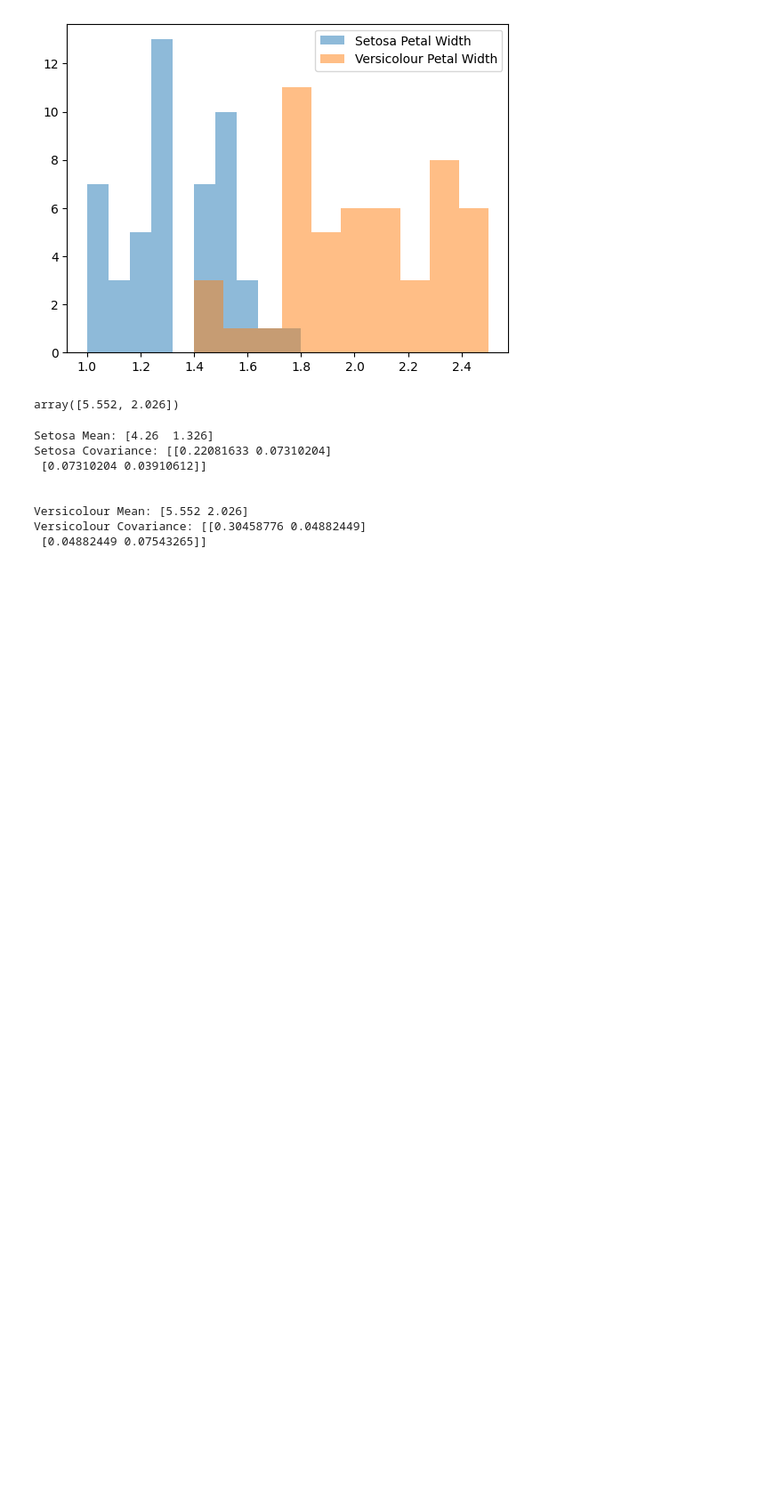
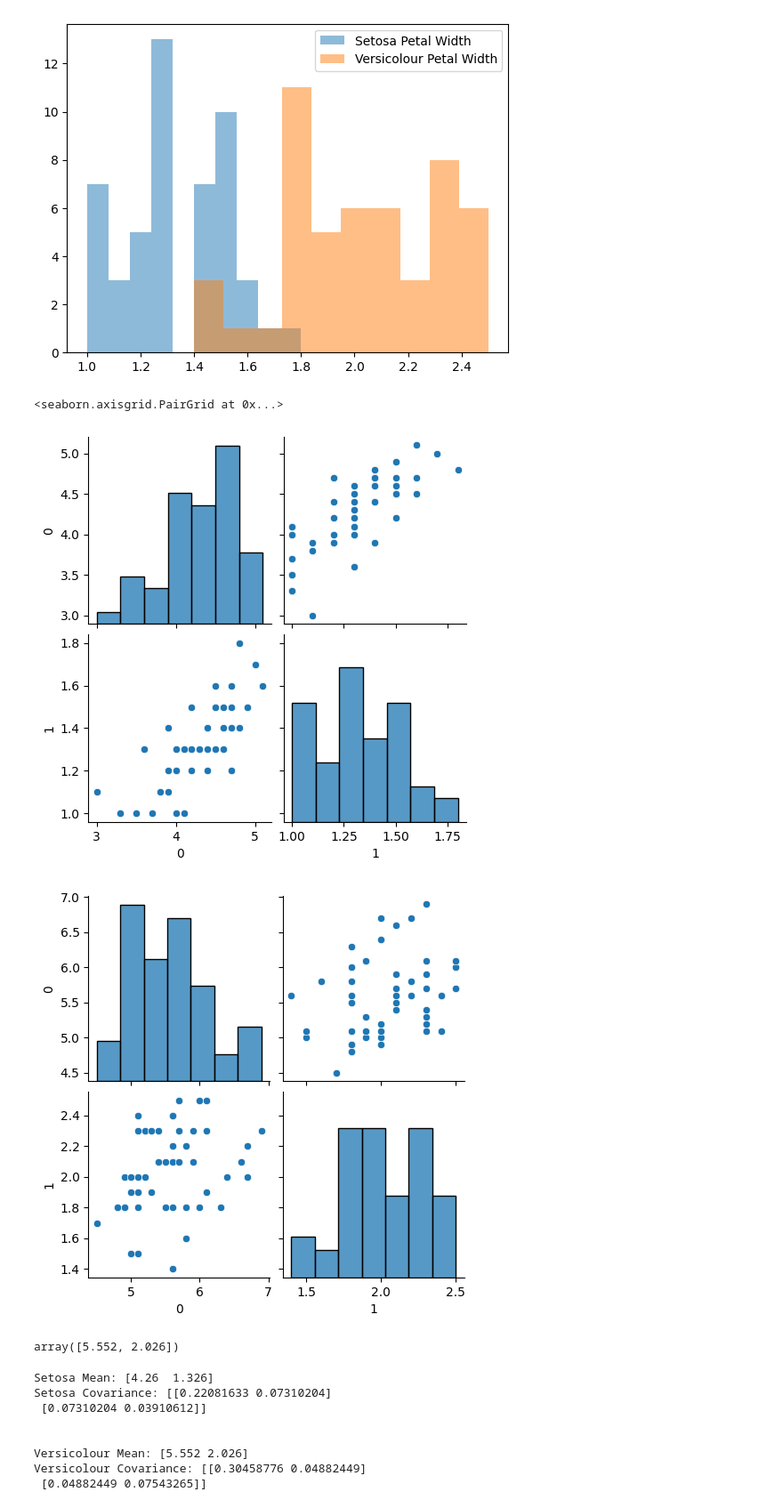
Before and after one commit to A-M-Alizadeh/Statistical-Labs, a Jupyter notebook: Stat Labs/Lab2_v6/Lab2_v6.ipynb, the cells around one changed output. Shown at 89% size. Drawn from its saved outputs; the diff is of its cells as text; code cells hidden in the pictures; blank space fills up the shorter version.

```diff
--- a/Stat Labs/Lab2_v6/Lab2_v6.ipynb
+++ b/Stat Labs/Lab2_v6/Lab2_v6.ipynb
@@ -22,7 +22,7 @@ import numpy as np
 import matplotlib.pyplot as plt
 import h5py
 
-Dataset1 = h5py.File("/content/Lab2_Ex_1_Iris.hdf5")
+Dataset1 = h5py.File("Lab2_Ex_1_Iris.hdf5")
 Data = np.array(Dataset1.get('Dataset'))
 # %%
 import numpy as np
@@ -70,6 +70,15 @@ plt.show()
 # %% [output]
 [figure]
 [figure]
+# %%
+import seaborn as sns
+import pandas as pd
+sns.pairplot(pd.DataFrame(class0))
+sns.pairplot(pd.DataFrame(class1))
+# %% [output]
+<seaborn.axisgrid.PairGrid at 0x...>
+[figure, added]
+[figure, added]
 # %%
 class0.shape
 class1.shape
```
Also changed, not shown: 1 other file.
